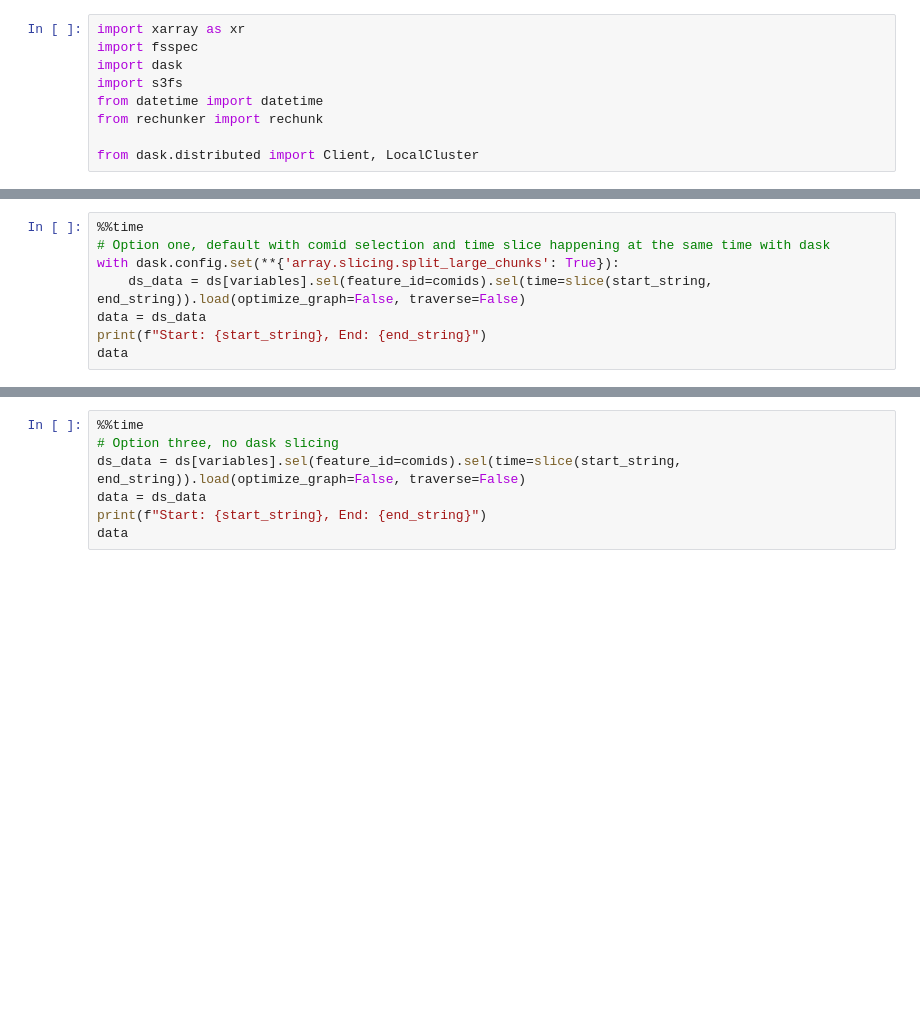
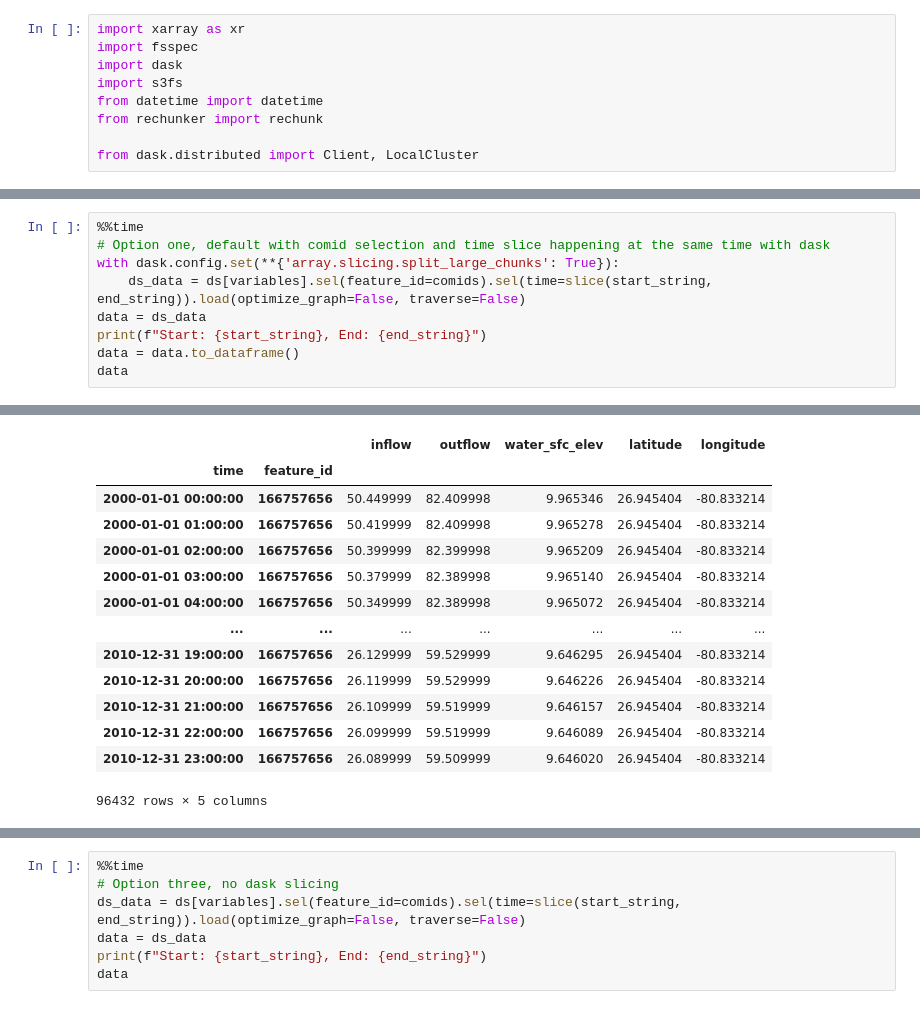
Before and after one commit to quanted/hms_flask, a Jupyter notebook: modules/hms/nwm_reanalysis.ipynb, the cells around one changed output, grey strips where cells are left out. Saved outputs shown, nothing was run; the diff lists cells and outputs as text; blank space fills up the shorter version.

```diff
--- a/modules/hms/nwm_reanalysis.ipynb
+++ b/modules/hms/nwm_reanalysis.ipynb
@@ -189,4 +173,6 @@ with dask.config.set(**{'array.slicing.split_large_chunks': True}):
     ds_data = ds[variables].sel(feature_id=comids).sel(time=slice(start_string, end_string)).load(optimize_graph=False, traverse=False)
 data = ds_data
 print(f"Start: {start_string}, End: {end_string}")
+data = data.to_dataframe()
 data
+# %% [output]
@@ -192,0 +182,14 @@ data
+|  |  | inflow | outflow | water_sfc_elev | latitude | longitude |
+| time | feature_id |  |  |  |  |  |
+| 2000-01-01 00:00:00 | 166757656 | 50.449999 | 82.409998 | 9.965346 | 26.945404 | -80.833214 |
+| 2000-01-01 01:00:00 | 166757656 | 50.419999 | 82.409998 | 9.965278 | 26.945404 | -80.833214 |
+| 2000-01-01 02:00:00 | 166757656 | 50.399999 | 82.399998 | 9.965209 | 26.945404 | -80.833214 |
+| 2000-01-01 03:00:00 | 166757656 | 50.379999 | 82.389998 | 9.965140 | 26.945404 | -80.833214 |
+| 2000-01-01 04:00:00 | 166757656 | 50.349999 | 82.389998 | 9.965072 | 26.945404 | -80.833214 |
+| ... | ... | ... | ... | ... | ... | ... |
+| 2010-12-31 19:00:00 | 166757656 | 26.129999 | 59.529999 | 9.646295 | 26.945404 | -80.833214 |
+| 2010-12-31 20:00:00 | 166757656 | 26.119999 | 59.529999 | 9.646226 | 26.945404 | -80.833214 |
+| 2010-12-31 21:00:00 | 166757656 | 26.109999 | 59.519999 | 9.646157 | 26.945404 | -80.833214 |
+| 2010-12-31 22:00:00 | 166757656 | 26.099999 | 59.519999 | 9.646089 | 26.945404 | -80.833214 |
+| 2010-12-31 23:00:00 | 166757656 | 26.089999 | 59.509999 | 9.646020 | 26.945404 | -80.833214 |
+96432 rows × 5 columns
```
Also changed, not shown: parts of 10 cells of this notebook, 2 other files.
